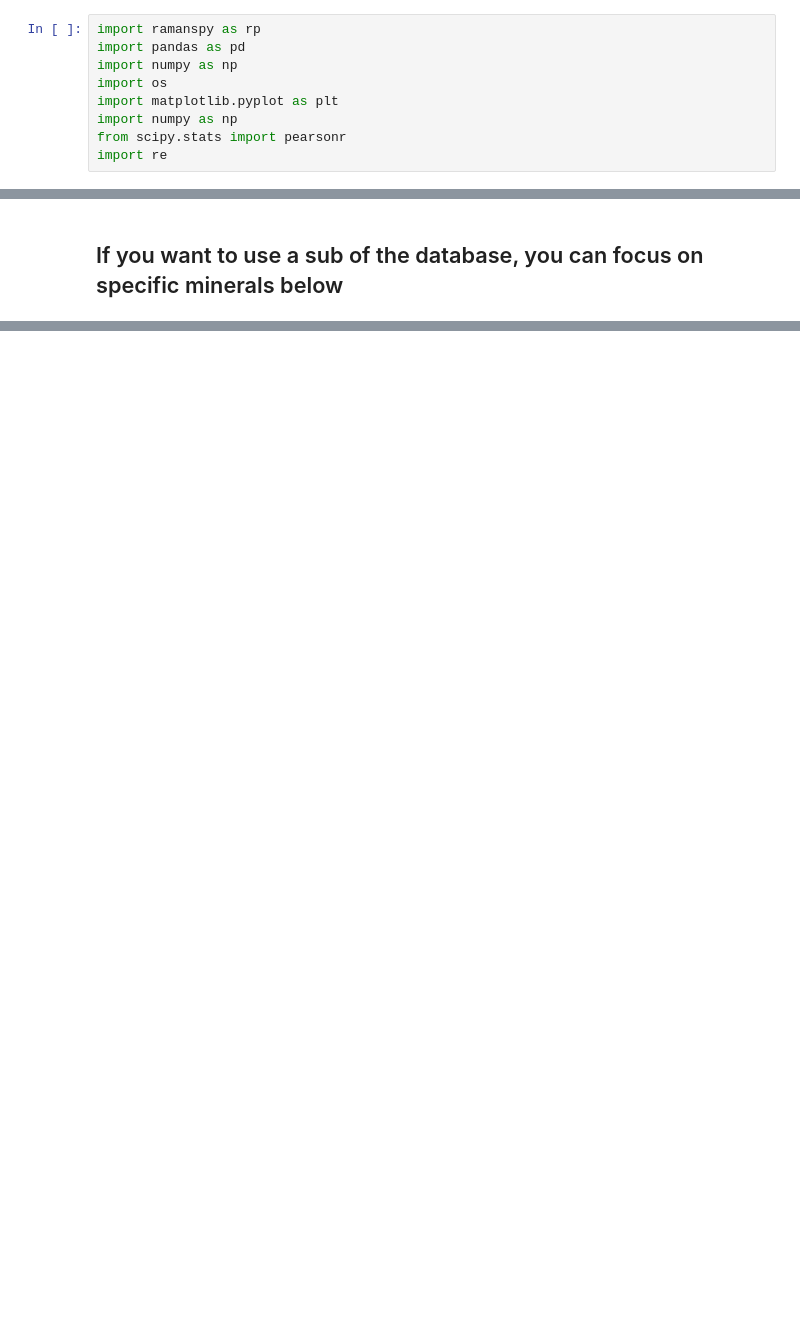
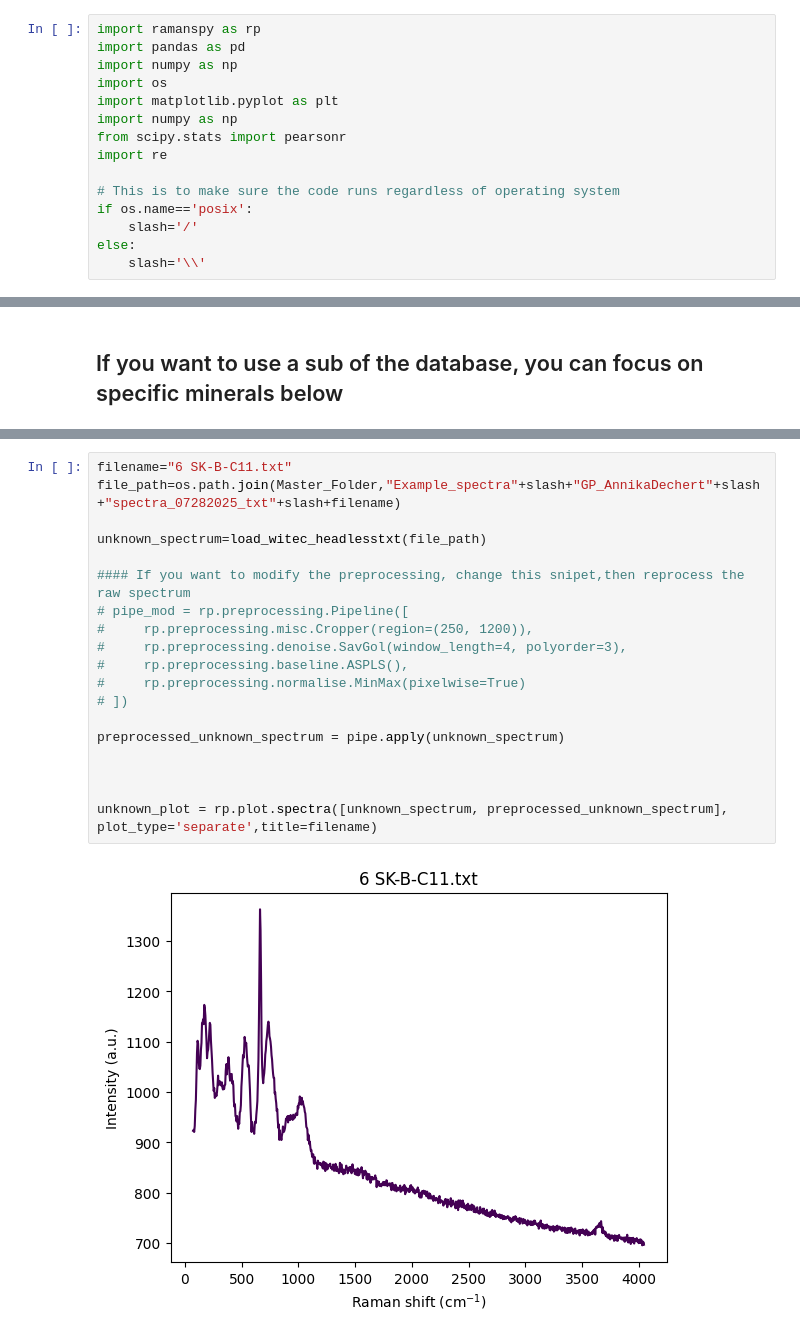
Before and after one commit to cljdevitre/raman-peak-id, a Jupyter notebook: Files/raman_ID_redo.ipynb, the cells around one changed output, grey strips where cells are left out. Saved outputs shown, nothing was run; the diff lists cells and outputs as text; blank space fills up the shorter version.

```diff
--- a/Files/raman_ID_redo.ipynb
+++ b/Files/raman_ID_redo.ipynb
@@ -9,4 +9,10 @@ import matplotlib.pyplot as plt
 import numpy as np
 from scipy.stats import pearsonr
 import re
+
+# This is to make sure the code runs regardless of operating system
+if os.name=='posix':
+    slash='/'
+else:
+    slash='\\'
 # %%
@@ -86,0 +123,21 @@ unknown_plot = rp.plot.spectra([unknown_spectrum, preprocessed_unknown_spectrum]
+# %%
+filename="6 SK-B-C11.txt"
+file_path=os.path.join(Master_Folder,"Example_spectra"+slash+"GP_AnnikaDechert"+slash+"spectra_07282025_txt"+slash+filename)
+
+unknown_spectrum=load_witec_headlesstxt(file_path)
+
+#### If you want to modify the preprocessing, change this snipet,then reprocess the raw spectrum
+# pipe_mod = rp.preprocessing.Pipeline([
+#     rp.preprocessing.misc.Cropper(region=(250, 1200)),
+#     rp.preprocessing.denoise.SavGol(window_length=4, polyorder=3),
+#     rp.preprocessing.baseline.ASPLS(),
+#     rp.preprocessing.normalise.MinMax(pixelwise=True)
+# ])
+
+preprocessed_unknown_spectrum = pipe.apply(unknown_spectrum)
+
+
+
+unknown_plot = rp.plot.spectra([unknown_spectrum, preprocessed_unknown_spectrum], plot_type='separate',title=filename)
+# %% [output]
+[figure, added]
```
Also changed, not shown: parts of 14 cells of this notebook, 12 other files.
